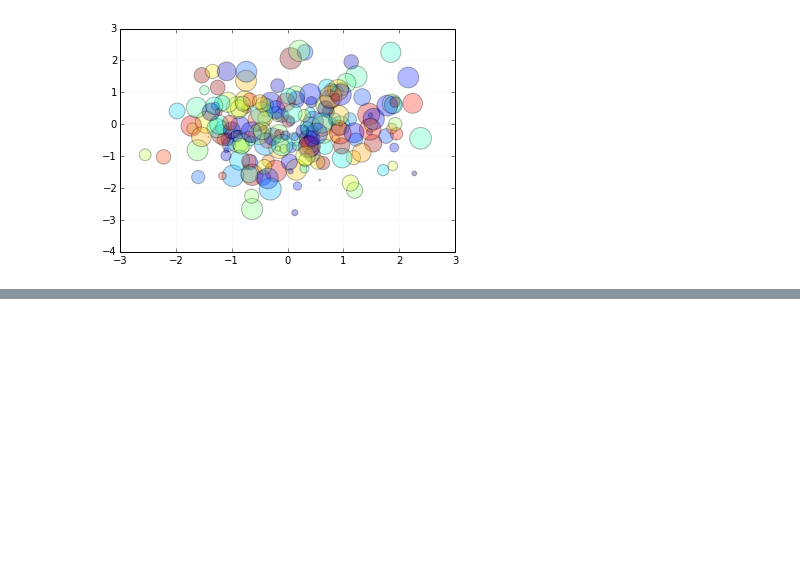
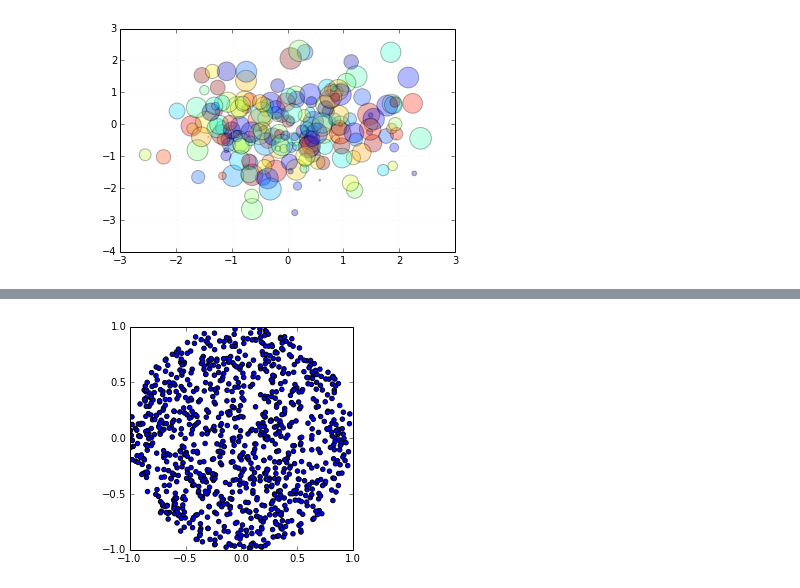
Before and after one commit to znlevine/PHYS202-S14, a Jupyter notebook: WidgetTour.ipynb, the cells around one changed output, grey strips where cells are left out. Saved outputs shown, nothing was run; the diff lists cells and outputs as text; code cells hidden in the pictures; blank space fills up the shorter version.

```diff
--- a/WidgetTour.ipynb
+++ b/WidgetTour.ipynb
@@ -83,0 +237,17 @@ AttributeError: 'module' object has no attribute 'MousePosition'
+# %%
+def scatter_plot(r=0.5,n=27):
+    t=np.random.uniform(0.0,2.0*np.pi,n)
+    rad=r*np.sqrt(np.random.uniform(0.0,1.0,n))
+    x=np.empty(n)
+    y=np.empty(n)
+    x=rad*np.cos(t)
+    y=rad*np.sin(t)
+    fig=plt.figure(figsize(4,4),dpi=80)
+    plt.scatter(x,y)
+    plt.xlim(-1.,1.)
+    plt.ylim(-1.,1.)
+    plt.show()
+
+v2=interact(scatter_plot,r=(0.0,1.0),n=(1,1000))
+# %% [output]
+[figure, added]
```
Also changed, not shown: parts of 14 cells of this notebook, 3 other files.
